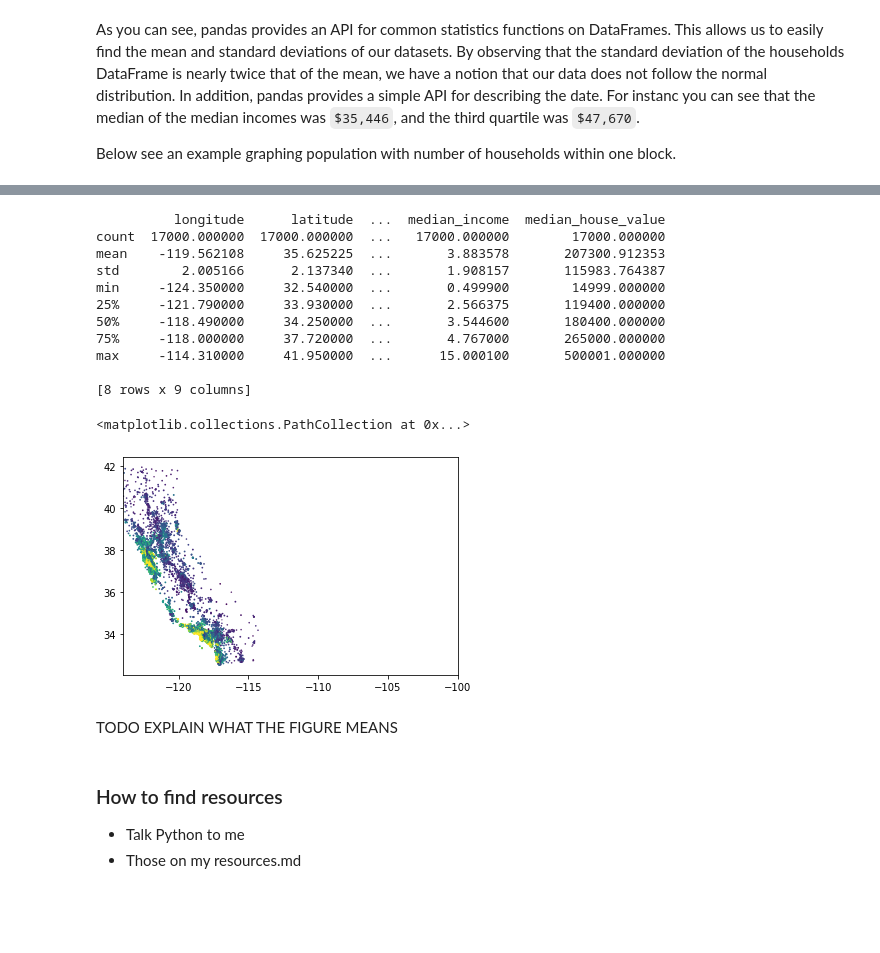
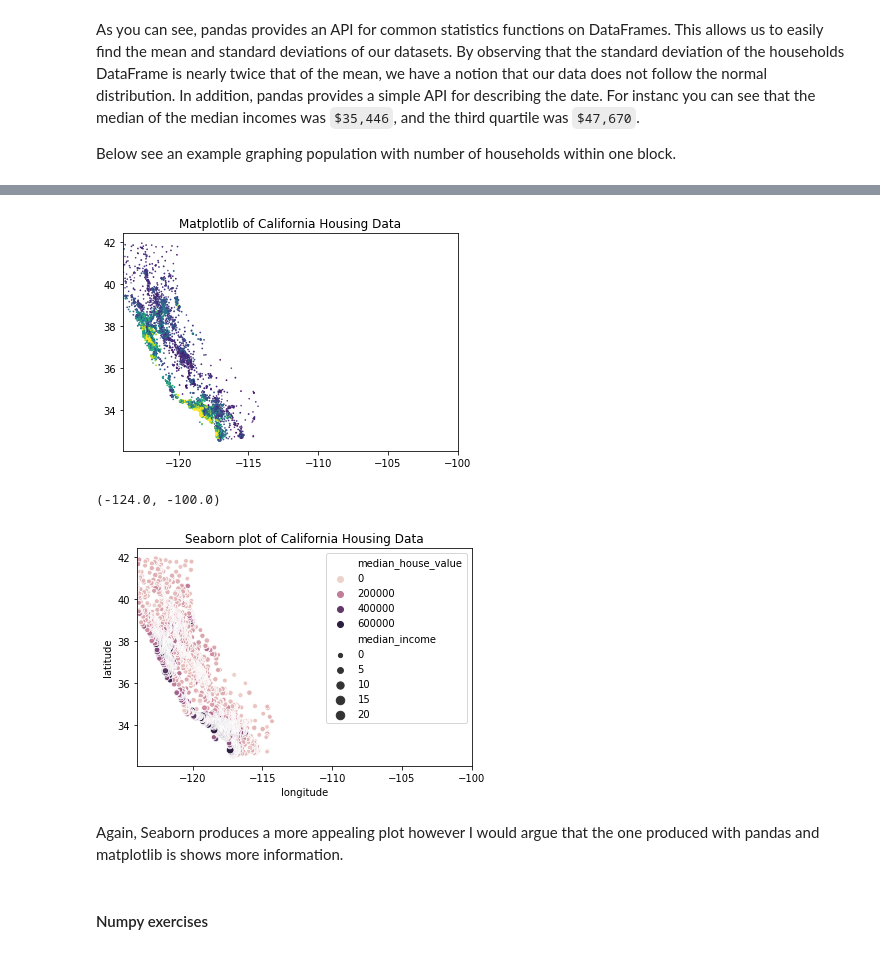
Before and after one commit to jdeweese1/ENGL_415_Final_Report, a Jupyter notebook: Final_Report.ipynb, the cells around one changed output, grey strips where cells are left out. Drawn from its saved outputs; the diff is of its cells as text; code cells hidden in the pictures; blank space fills up the shorter version.

```diff
--- a/Final_Report.ipynb
+++ b/Final_Report.ipynb
@@ -186,33 +228,25 @@ If we wish to be a little more fancy, we can explicitly use matplotlib as seen b
 # %%
 # Lets combine Pandas and matplotlib
 from matplotlib import pyplot as plt
+import seaborn as sns
 color_scale_factor = housing_data.last_valid_index()/(256**3)
 house_values_colored = housing_data.median_house_value/color_scale_factor
 axes = plt.gca()
 axes.set_xlim([-124,-100])
 
-# Describe the data
 plt.scatter(x=housing_data.longitude, y=housing_data.latitude, c=house_values_colored,s=housing_data.median_income/5)
+plt.title('Matplotlib of California Housing Data')
+plt.show()
+
+#Plot with Seaborn
+sb_plot = sns.scatterplot(x=housing_data.longitude, y=housing_data.latitude, hue=housing_data.median_house_value,size=housing_data.median_income)
+sb_plot.set_title('Seaborn plot of California Housing Data')
+sb_plot.axes.set_xlim([-124,-100])
 # %% [output]
+[figure, new version]
-          longitude      latitude  ...  median_income  median_house_value
-count  17000.000000  17000.000000  ...   17000.000000        17000.000000
-mean    -119.562108     35.625225  ...       3.883578       207300.912353
-std        2.005166      2.137340  ...       1.908157       115983.764387
-min     -124.350000     32.540000  ...       0.499900        14999.000000
-25%     -121.790000     33.930000  ...       2.566375       119400.000000
-50%     -118.490000     34.250000  ...       3.544600       180400.000000
-75%     -118.000000     37.720000  ...       4.767000       265000.000000
-max     -114.310000     41.950000  ...      15.000100       500001.000000
-
-[8 rows x 9 columns]
+(-124.0, -100.0)
-<matplotlib.collections.PathCollection at 0x...>
-[figure, old version]
+[figure, added]
-# %% [markdown]
-TODO EXPLAIN WHAT THE FIGURE MEANS
-# %% [markdown]
-
-
-### How to find resources
-
-- Talk Python to me
-- Those on my resources.md
+# %% [markdown]
+Again, Seaborn produces a more appealing plot however I would argue that the one produced with pandas and matplotlib is shows more information.
+# %% [markdown]
+#### Numpy exercises
```
Also changed, not shown: parts of 18 cells of this notebook.
